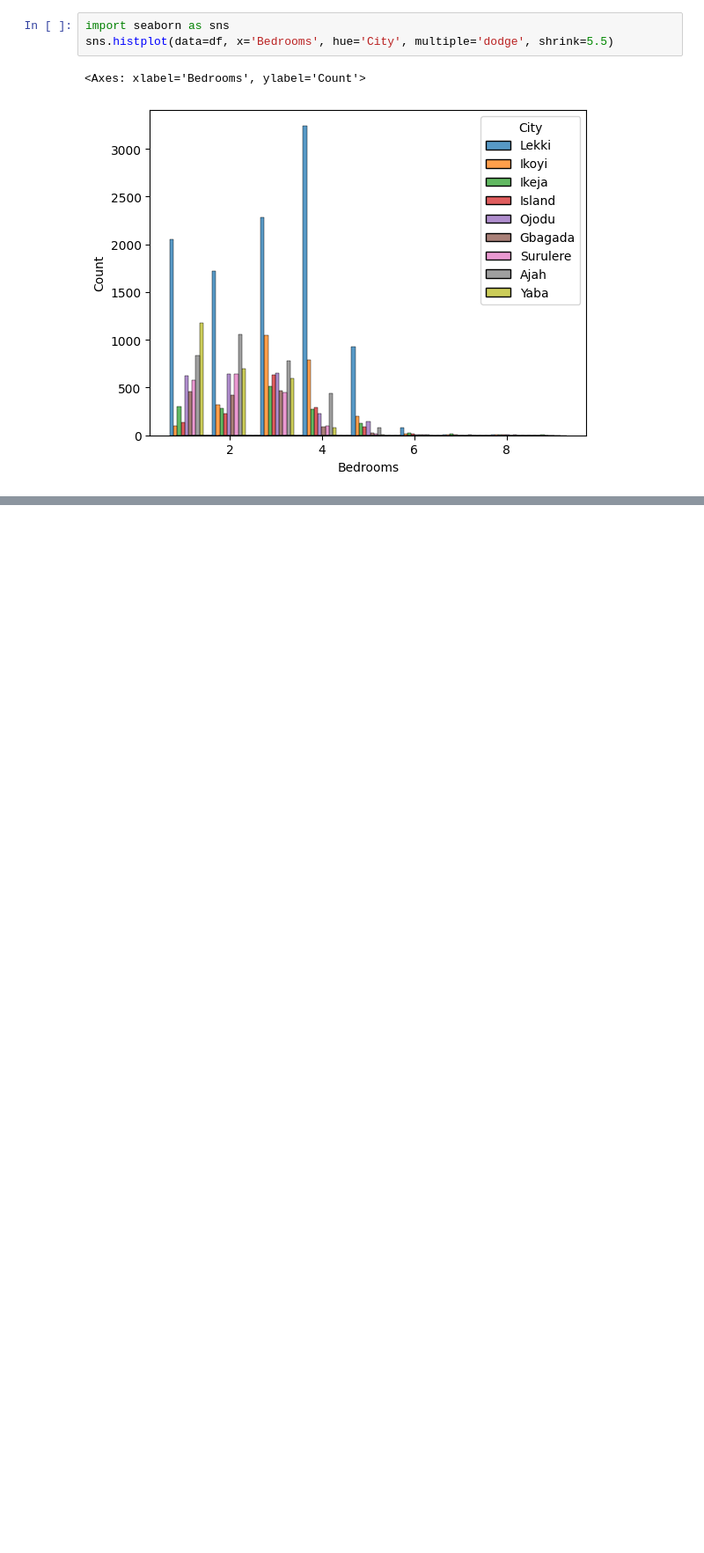
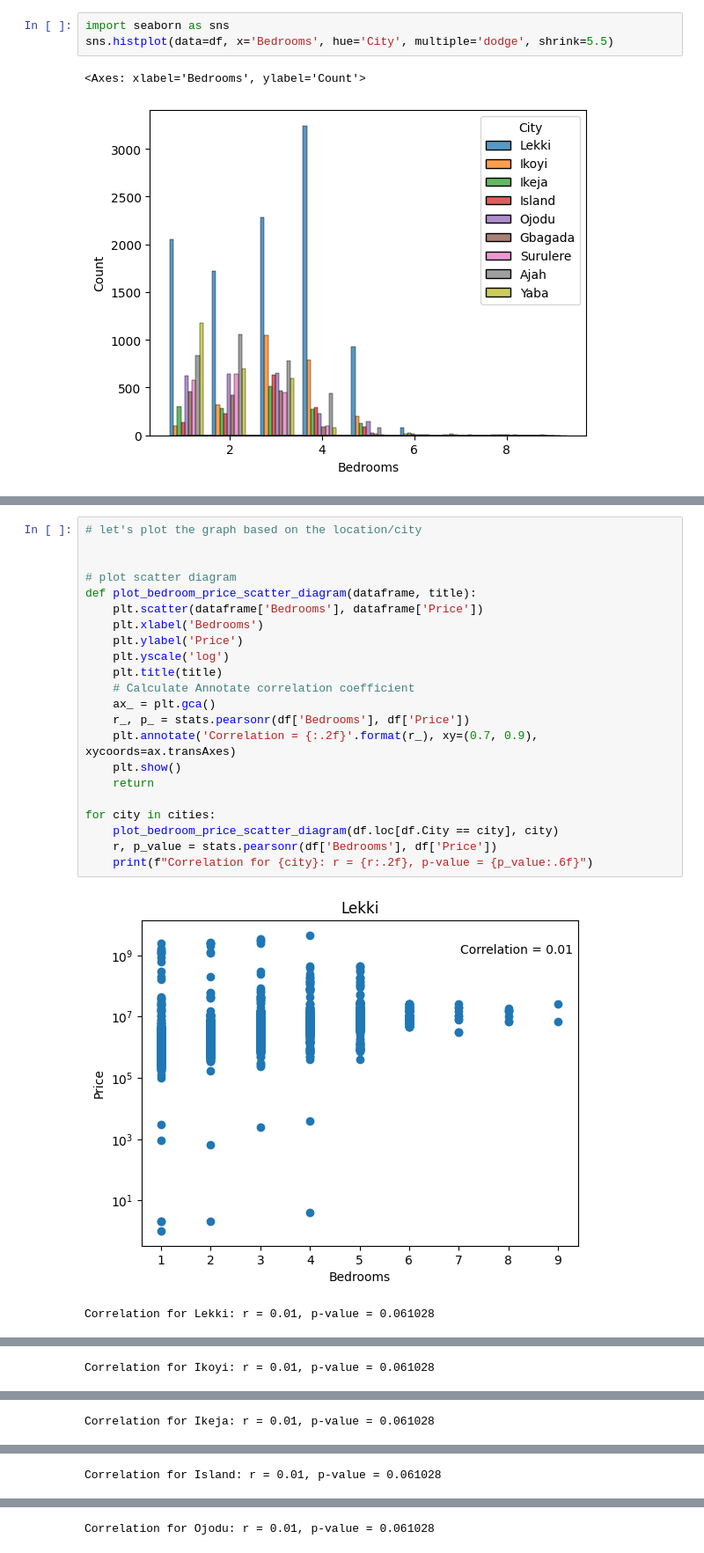
Before and after one commit to goodnessezichioum/LagosRentalAnalysis, a Jupyter notebook: rent_analysis.ipynb, the cells around one changed output, grey strips where cells are left out. Shown at 88% size. Saved outputs shown, nothing was run; the diff lists cells and outputs as text; blank space fills up the shorter version.

```diff
--- a/rent_analysis.ipynb
+++ b/rent_analysis.ipynb
@@ -139,0 +172,25 @@ sns.histplot(data=df, x='Bedrooms', hue='City', multiple='dodge', shrink=5.5)
+# %%
+# let's plot the graph based on the location/city
+
+
+# plot scatter diagram
+def plot_bedroom_price_scatter_diagram(dataframe, title):
+    plt.scatter(dataframe['Bedrooms'], dataframe['Price'])
+    plt.xlabel('Bedrooms')
+    plt.ylabel('Price')
+    plt.yscale('log')
+    plt.title(title)
+    # Calculate Annotate correlation coefficient
+    ax_ = plt.gca()
+    r_, p_ = stats.pearsonr(df['Bedrooms'], df['Price'])
+    plt.annotate('Correlation = {:.2f}'.format(r_), xy=(0.7, 0.9), xycoords=ax.transAxes)
+    plt.show()
+    return
+
+for city in cities:
+    plot_bedroom_price_scatter_diagram(df.loc[df.City == city], city)
+    r, p_value = stats.pearsonr(df['Bedrooms'], df['Price'])
+    print(f"Correlation for {city}: r = {r:.2f}, p-value = {p_value:.6f}")
+# %% [output]
+[figure, added]
+Correlation for Lekki: r = 0.01, p-value = 0.061028
@@ -139,0 +198 @@ sns.histplot(data=df, x='Bedrooms', hue='City', multiple='dodge', shrink=5.5)
+Correlation for Ikoyi: r = 0.01, p-value = 0.061028
@@ -139,0 +200 @@ sns.histplot(data=df, x='Bedrooms', hue='City', multiple='dodge', shrink=5.5)
+Correlation for Ikeja: r = 0.01, p-value = 0.061028
@@ -139,0 +202 @@ sns.histplot(data=df, x='Bedrooms', hue='City', multiple='dodge', shrink=5.5)
+Correlation for Island: r = 0.01, p-value = 0.061028
@@ -139,0 +204 @@ sns.histplot(data=df, x='Bedrooms', hue='City', multiple='dodge', shrink=5.5)
+Correlation for Ojodu: r = 0.01, p-value = 0.061028
```
Also changed, not shown: parts of 3 cells of this notebook.
